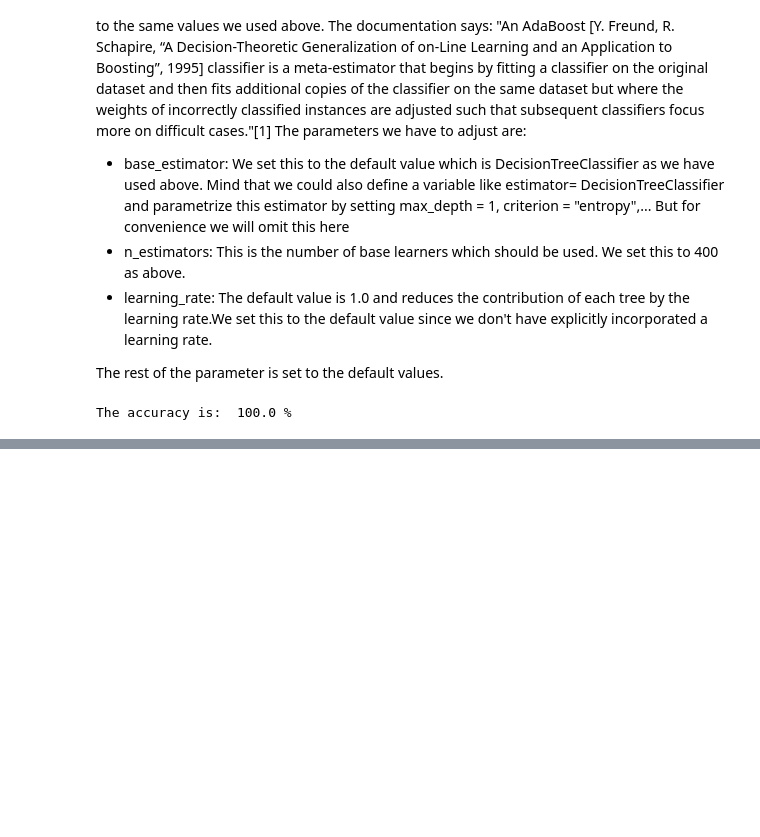
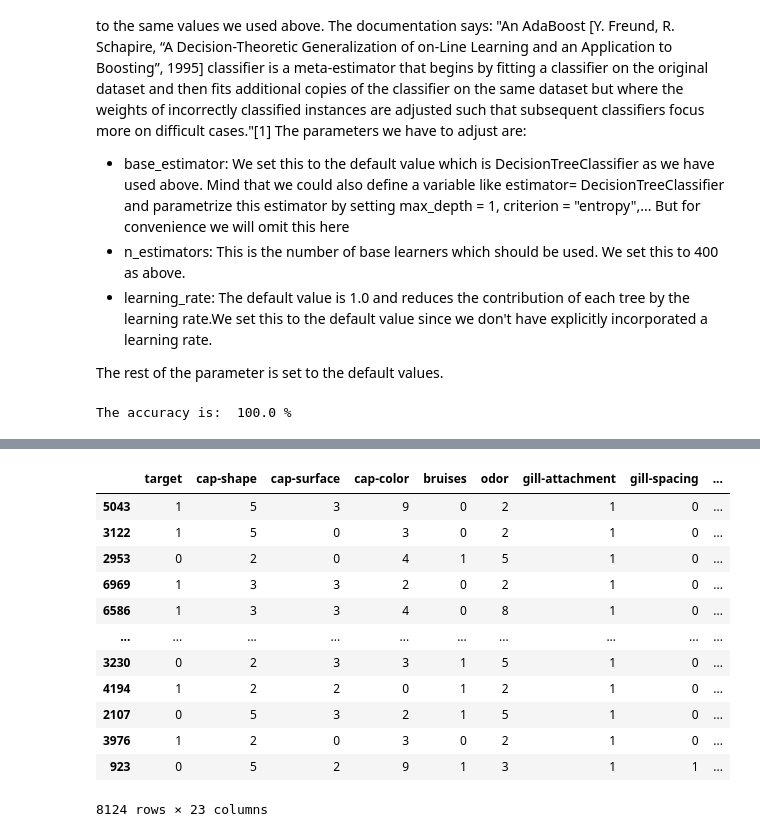
Before and after one commit to sourestdeeds/dataSciencePortfolio, a Jupyter notebook: dataScienceAlgorithms/Classification/Decision Stump - Boosting/Decision Stump - Boosting.ipynb, the cells around one changed output, grey strips where cells are left out. Drawn from its saved outputs; the diff is of its cells as text; code cells hidden in the pictures; blank space fills up the shorter version.

```diff
--- a/dataScienceAlgorithms/Classification/Decision Stump - Boosting/Decision Stump - Boosting.ipynb
+++ b/dataScienceAlgorithms/Classification/Decision Stump - Boosting/Decision Stump - Boosting.ipynb
@@ -272,0 +292,16 @@ The accuracy is:  100.0 %
+# %%
+dataset
+# %% [output]
+|  | target | cap-shape | cap-surface | cap-color | bruises | odor | gill-attachment | gill-spacing | ... |
+| 5043 | 1 | 5 | 3 | 9 | 0 | 2 | 1 | 0 | ... |
+| 3122 | 1 | 5 | 0 | 3 | 0 | 2 | 1 | 0 | ... |
+| 2953 | 0 | 2 | 0 | 4 | 1 | 5 | 1 | 0 | ... |
+| 6969 | 1 | 3 | 3 | 2 | 0 | 2 | 1 | 0 | ... |
+| 6586 | 1 | 3 | 3 | 4 | 0 | 8 | 1 | 0 | ... |
+| ... | ... | ... | ... | ... | ... | ... | ... | ... | ... |
+| 3230 | 0 | 2 | 3 | 3 | 1 | 5 | 1 | 0 | ... |
+| 4194 | 1 | 2 | 2 | 0 | 1 | 2 | 1 | 0 | ... |
+| 2107 | 0 | 5 | 3 | 2 | 1 | 5 | 1 | 0 | ... |
+| 3976 | 1 | 2 | 0 | 3 | 0 | 2 | 1 | 0 | ... |
+| 923 | 0 | 5 | 2 | 9 | 1 | 3 | 1 | 1 | ... |
+8124 rows × 23 columns
```
Also changed, not shown: parts of 4 cells of this notebook, 2 other files.
